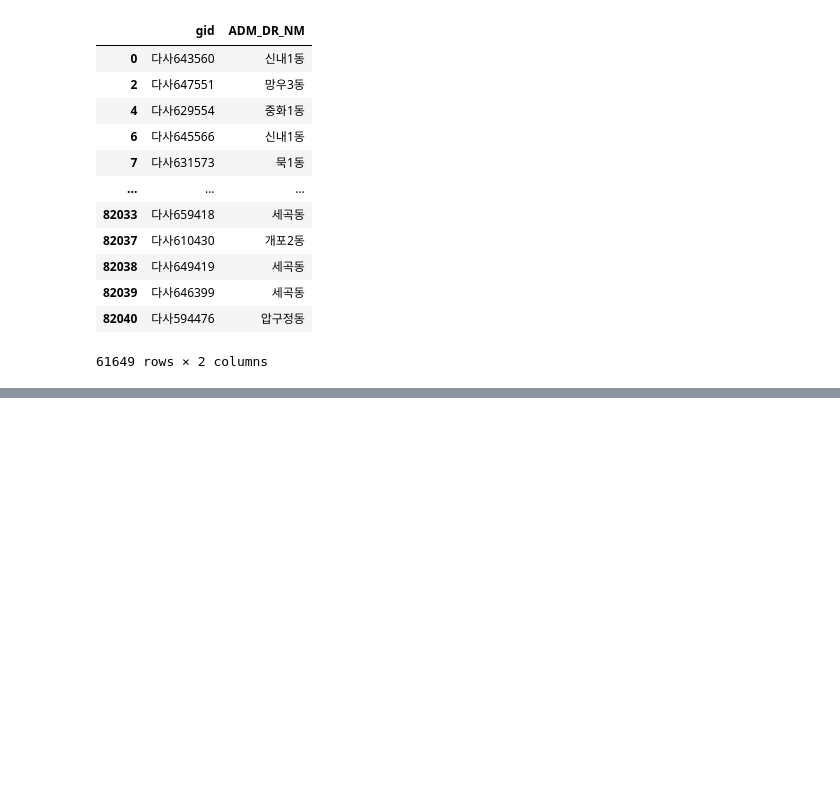
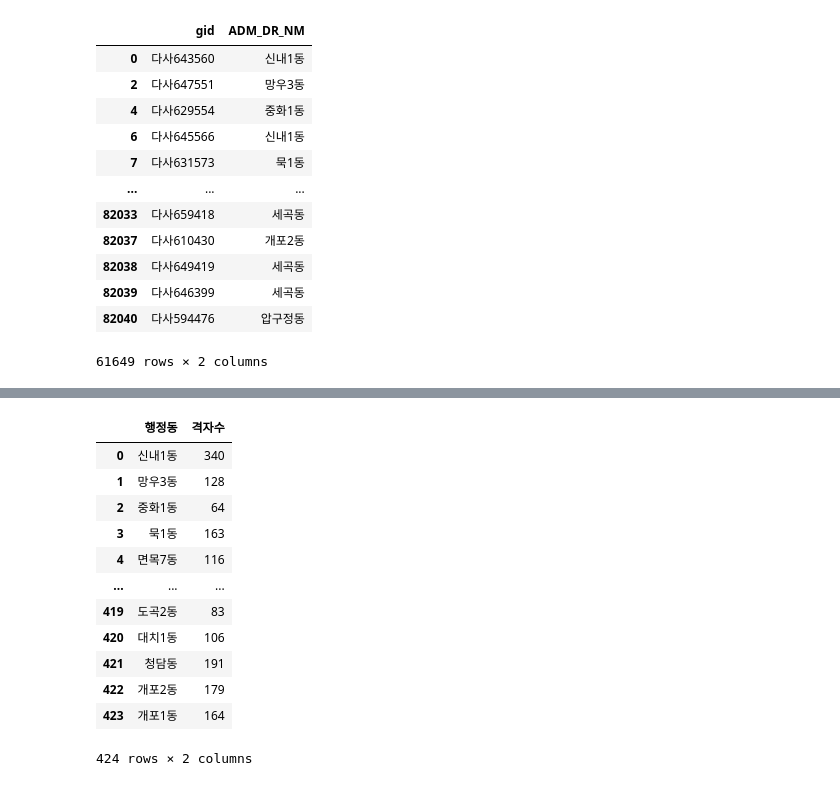
Before and after one commit to suhyun-jeong/Data_Project, a Jupyter notebook: 2.공간정보.ipynb, the cells around one changed output, grey strips where cells are left out. Cells and saved outputs as stored; diff of their text form; code cells hidden in the pictures; blank space fills up the shorter version.

```diff
--- a/2.공간정보.ipynb
+++ b/2.공간정보.ipynb
@@ -759,0 +779,4 @@ seoul_dong[["gid","ADM_DR_NM"]].to_csv("data/QGIS_전처리/행정동_중복제
+# %%
+from collections import Counter
+counter = dict(Counter(seoul_dong["ADM_DR_NM"]))
+counter
@@ -759,0 +801,24 @@ seoul_dong[["gid","ADM_DR_NM"]].to_csv("data/QGIS_전처리/행정동_중복제
+# %%
+df_counter = pd.DataFrame.from_dict(counter, orient='index',columns=["격자수"] )
+
+df_counter.reset_index(drop=False, inplace=True)
+df_counter["행정동"] = df_counter["index"]
+
+df_counter = df_counter.drop(["level_0","index"], axis=1)
+
+df_counter = df_counter[["행정동","격자수"]]
+df_counter
+# %% [output]
+|  | 행정동 | 격자수 |
+| 0 | 신내1동 | 340 |
+| 1 | 망우3동 | 128 |
+| 2 | 중화1동 | 64 |
+| 3 | 묵1동 | 163 |
+| 4 | 면목7동 | 116 |
+| ... | ... | ... |
+| 419 | 도곡2동 | 83 |
+| 420 | 대치1동 | 106 |
+| 421 | 청담동 | 191 |
+| 422 | 개포2동 | 179 |
+| 423 | 개포1동 | 164 |
+424 rows × 2 columns
```
Also changed, not shown: parts of 4 cells of this notebook, 19 other files.
